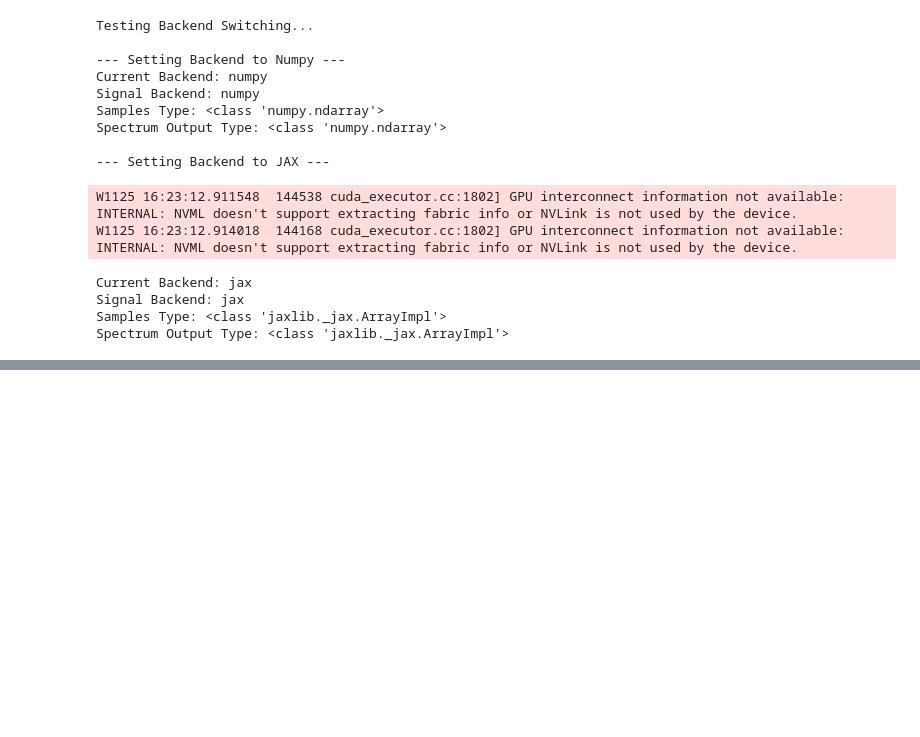
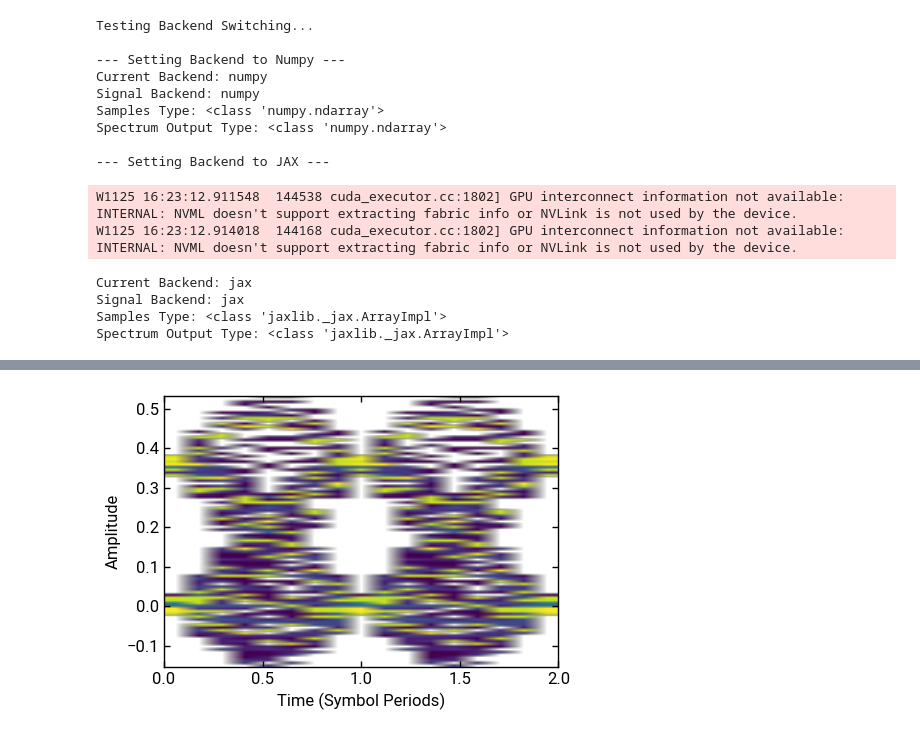
Before and after one commit to lokgar/commstools, a Jupyter notebook: examples/00-basics.ipynb, the cells around one changed output, grey strips where cells are left out. Cells and saved outputs as stored; diff of their text form; code cells hidden in the pictures; blank space fills up the shorter version.

```diff
--- a/examples/00-basics.ipynb
+++ b/examples/00-basics.ipynb
@@ -182,0 +212,5 @@ _, _ = sig_imp.plot_psd(ax=axs[1])
+# %%
+sig_rrc.plot_eye(plot_type="2d")
+plt.show()
+# %% [output]
+[figure, added]
```
Also changed, not shown: parts of 3 cells of this notebook, 10 other files.
